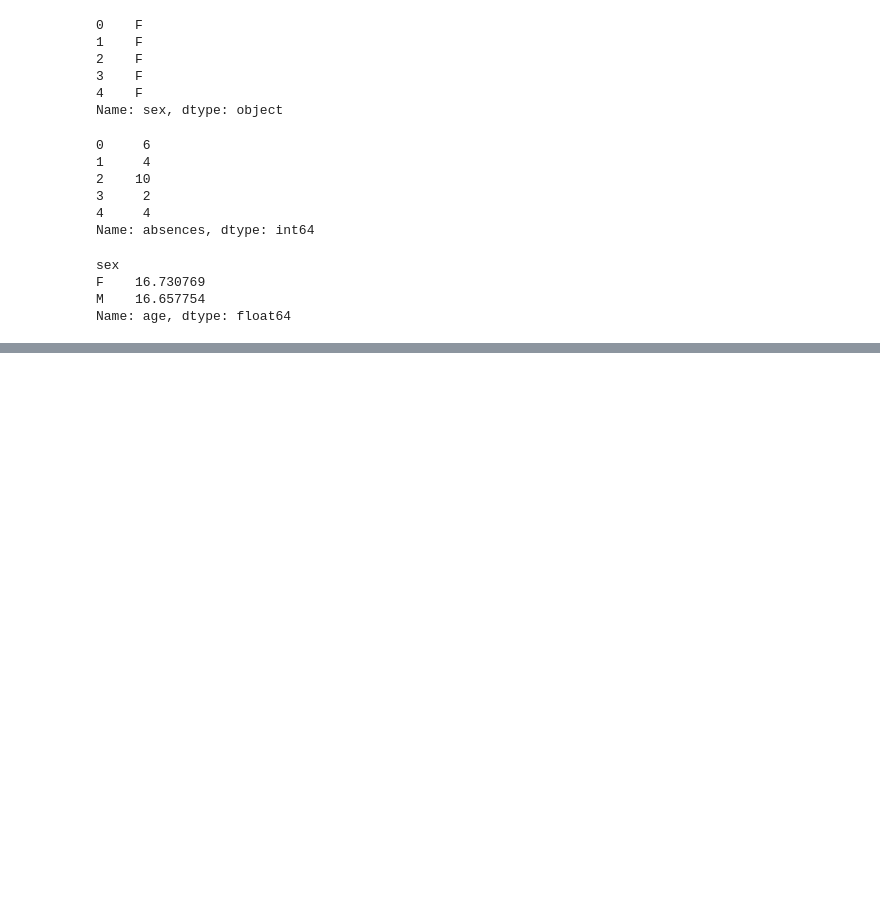
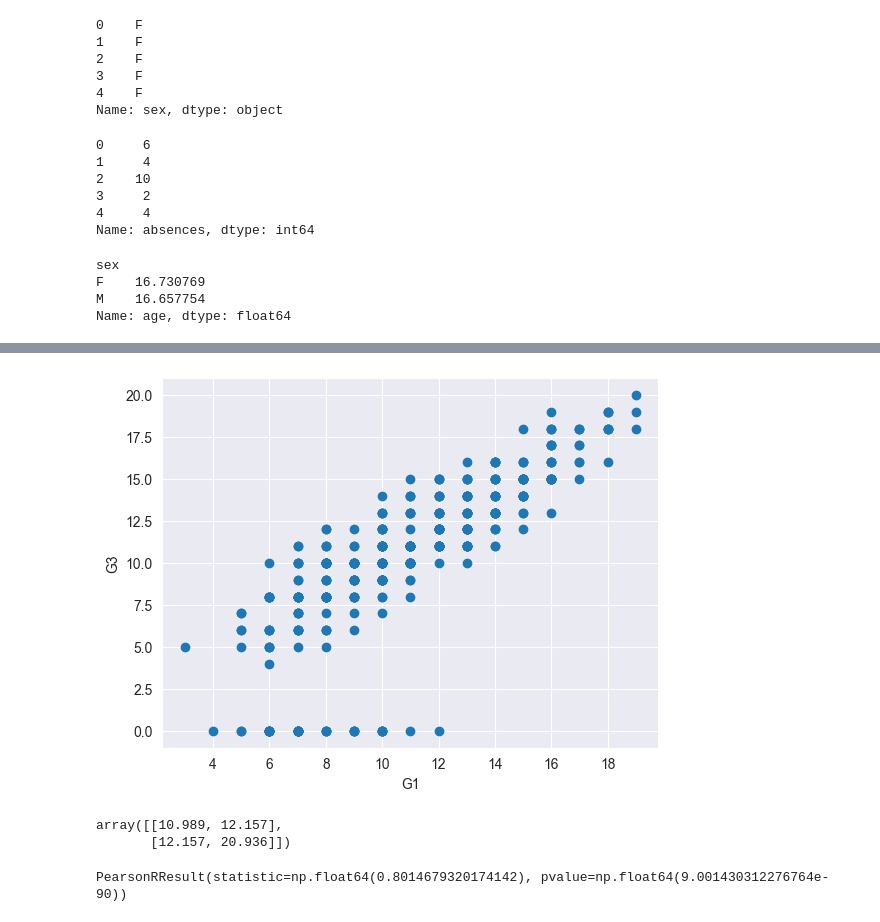
Before and after one commit to bossagyu/data-scientist-training-course, a Jupyter notebook: src/chapter3/chapter3.ipynb, the cells around one changed output, grey strips where cells are left out. Saved outputs shown, nothing was run; the diff lists cells and outputs as text; code cells hidden in the pictures; blank space fills up the shorter version.

```diff
--- a/src/chapter3/chapter3.ipynb
+++ b/src/chapter3/chapter3.ipynb
@@ -93,0 +173,20 @@ Name: age, dtype: float64
+# %%
+# 散布図と相関係数
+plt.plot(student_data_math['G1'], student_data_math['G3'], 'o')
+
+plt.xlabel('G1')
+plt.ylabel('G3')
+plt.grid(True)
+# %% [output]
+[figure, added]
+# %%
+# 共分散
+np.cov(student_data_math['G1'], student_data_math['G3'], ddof=0)
+# %% [output]
+array([[10.989, 12.157],
+       [12.157, 20.936]])
+# %%
+# 相関係数
+sp.stats.pearsonr(student_data_math['G1'], student_data_math['G3'])
+# %% [output]
+PearsonRResult(statistic=np.float64(0.8014679320174142), pvalue=np.float64(9.001430312276764e-90))
```
Also changed, not shown: parts of 23 cells of this notebook.
